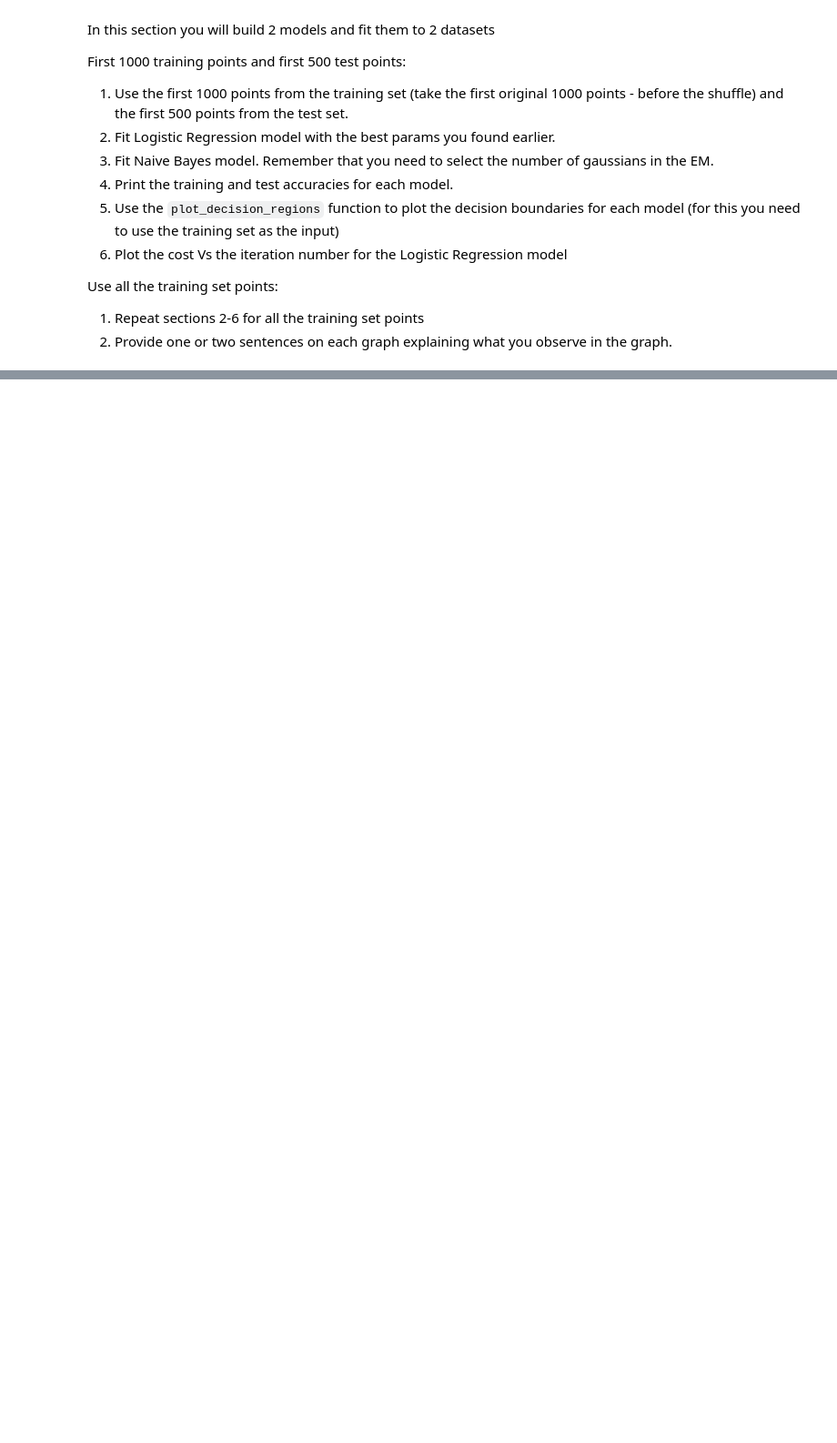
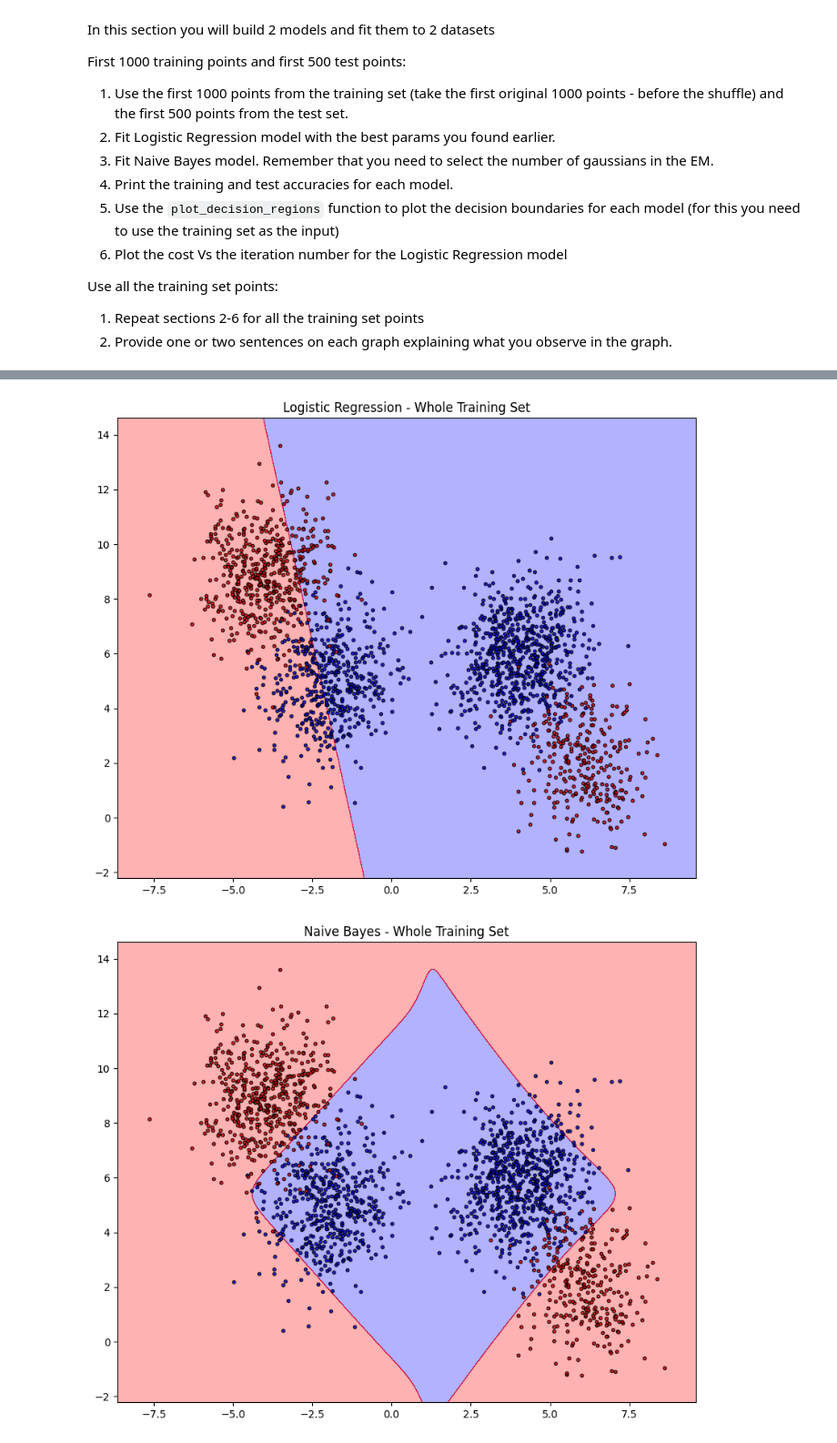
Before and after one commit to SinaiDori/MachineLearningRUNI, a Jupyter notebook: HW4/hw4.ipynb, the cells around one changed output, grey strips where cells are left out. Shown at 91% size. Saved outputs shown, nothing was run; the diff lists cells and outputs as text; code cells hidden in the pictures; blank space fills up the shorter version.

```diff
--- a/HW4/hw4.ipynb
+++ b/HW4/hw4.ipynb
@@ -398,0 +409,10 @@ model_evaluation(X_training, y_training, X_test, y_test, 2, best_eta, best_eps)
+# %%
+# Full Data
+model_evaluation(X_training, y_training, X_test, y_test, 2, best_eta, best_eps)
+# plot the decision regions for logistic regression training set
+plot_decision_regions(X_training, y_training, lor, title="Logistic Regression - Whole Training Set")
+# plot the decision regions for Naive Bayes training set
+plot_decision_regions(X_training, y_training, naive_byes, title="Naive Bayes - Whole Training Set")
+# %% [output]
+[figure, added]
+[figure, added]
```
Also changed, not shown: parts of 8 cells of this notebook, 1 other file.
